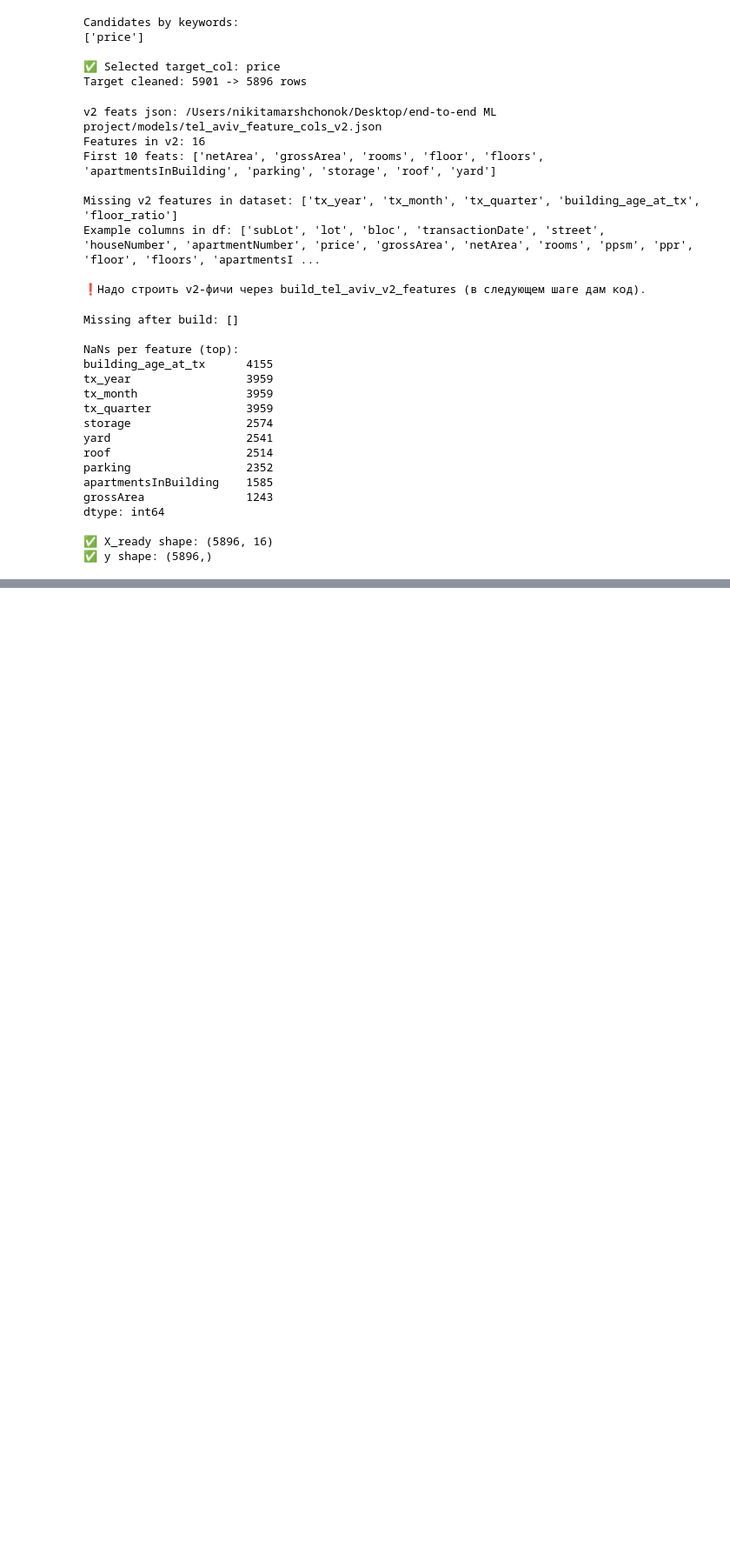
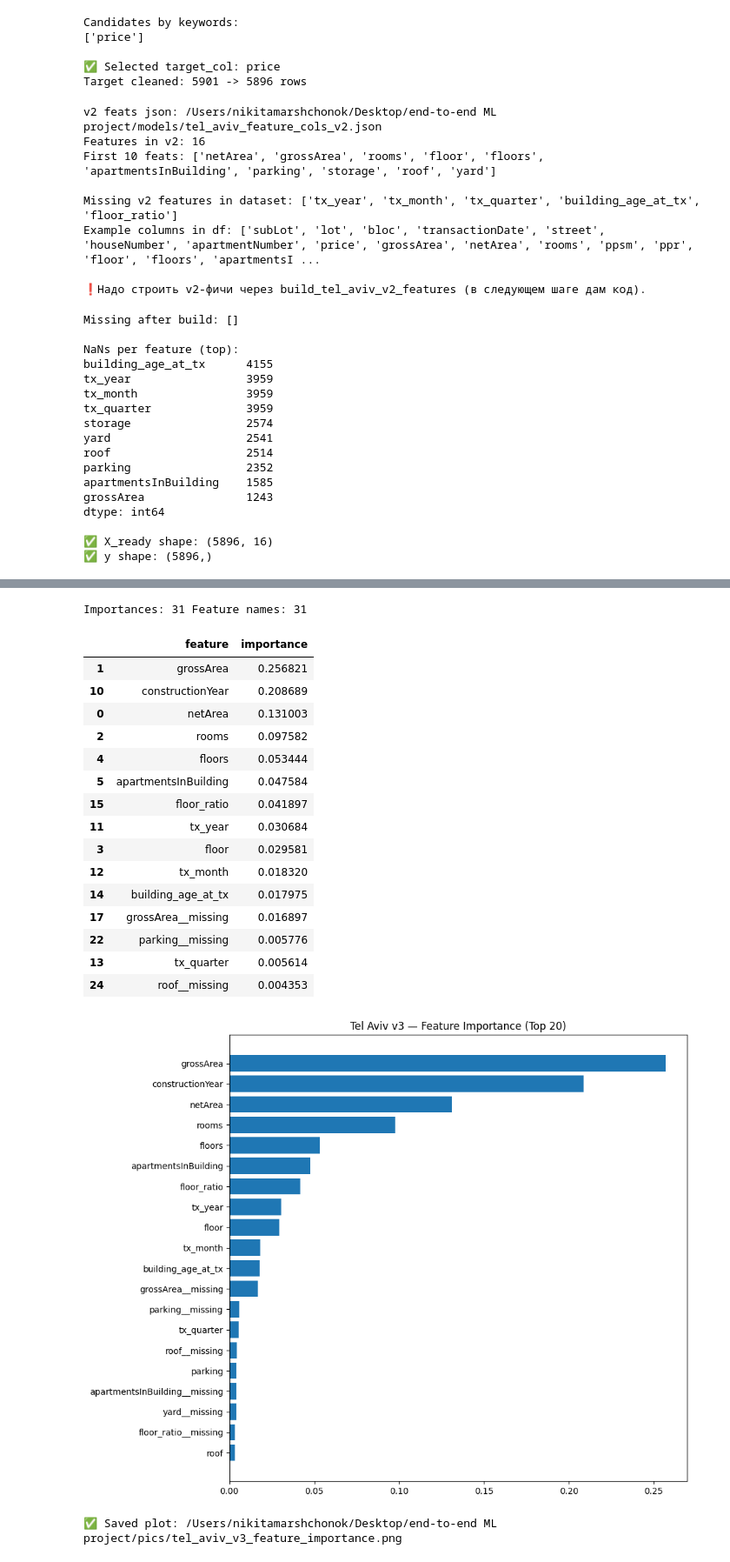
Before and after one commit to NikitaMarshchonok/end-to-end-ML-project, a Jupyter notebook: notebooks/tel_aviv_v3_tuning.ipynb, the cells around one changed output, grey strips where cells are left out. Shown at 87% size. Cells and saved outputs as stored; diff of their text form; code cells hidden in the pictures; blank space fills up the shorter version.

Commit message:
jupyter notebook tel_aviv_v3.2_tunning

```diff
--- a/notebooks/tel_aviv_v3_tuning.ipynb
+++ b/notebooks/tel_aviv_v3_tuning.ipynb
@@ -260,0 +458,19 @@ TypeError: got an unexpected keyword argument 'squared'
+# %%
+from sklearn.metrics import mean_absolute_error, mean_squared_error, r2_score
+import numpy as np
+
+pred_log_31 = best_model_31.predict(X_test_raw)
+pred_31 = np.expm1(pred_log_31)
+
+mae_31 = mean_absolute_error(y_raw_test, pred_31)
+rmse_31 = np.sqrt(mean_squared_error(y_raw_test, pred_31))
+r2_31 = r2_score(y_raw_test, pred_31)
+
+print("\n✅ v3.1 TEST metrics")
+print(f"MAE : {mae_31:,.0f} NIS")
+print(f"RMSE: {rmse_31:,.0f} NIS")
+print(f"R2  : {r2_31:.4f}")
+
+print("\n📌 Comparison vs v2 (holdout)")
+print(f"v2 MAE : {mae_v2:,.0f} NIS")
+print(f"ΔMAE   : {(mae_v2 - mae_31):,.0f} NIS  (positive = v3.1 better)")
@@ -260,0 +577,61 @@ TypeError: got an unexpected keyword argument 'squared'
+# %%
+import numpy as np
+import pandas as pd
+import matplotlib.pyplot as plt
+
+# достаём имена фичей после имьютера (оригинальные + индикаторы)
+imputer = best_model_31.named_steps["imputer"]
+rf = best_model_31.named_steps["rf"]
+
+# sklearn обычно даёт indicator_.features_ (индексы колонок, где были NaN)
+orig = feat_cols
+ind = []
+if hasattr(imputer, "indicator_") and hasattr(imputer.indicator_, "features_"):
+    for idx in imputer.indicator_.features_:
+        ind.append(f"{orig[int(idx)]}__missing")
+
+all_feature_names = orig + ind
+
+importances = rf.feature_importances_
+print("Importances:", len(importances), "Feature names:", len(all_feature_names))
+
+# если вдруг длины не совпали — покажем и всё равно построим по min
+n = min(len(importances), len(all_feature_names))
+imp = pd.DataFrame({
+    "feature": all_feature_names[:n],
+    "importance": importances[:n]
+}).sort_values("importance", ascending=False)
+
+display(imp.head(15))
+
+plt.figure(figsize=(10, 8))
+top = imp.head(20).iloc[::-1]
+plt.barh(top["feature"], top["importance"])
+plt.title("Tel Aviv v3 — Feature Importance (Top 20)")
+plt.tight_layout()
+
+out_path = PICS_DIR / "tel_aviv_v3_feature_importance.png"
+plt.savefig(out_path, dpi=200)
+plt.show()
+
+print("✅ Saved plot:", out_path)
+# %% [output]
+Importances: 31 Feature names: 31
+|  | feature | importance |
+| 1 | grossArea | 0.256821 |
+| 10 | constructionYear | 0.208689 |
+| 0 | netArea | 0.131003 |
+| 2 | rooms | 0.097582 |
+| 4 | floors | 0.053444 |
+| 5 | apartmentsInBuilding | 0.047584 |
+| 15 | floor_ratio | 0.041897 |
+| 11 | tx_year | 0.030684 |
+| 3 | floor | 0.029581 |
+| 12 | tx_month | 0.018320 |
+| 14 | building_age_at_tx | 0.017975 |
+| 17 | grossArea__missing | 0.016897 |
+| 22 | parking__missing | 0.005776 |
+| 13 | tx_quarter | 0.005614 |
+| 24 | roof__missing | 0.004353 |
+[figure, added]
+✅ Saved plot: /Users/nikitamarshchonok/Desktop/end-to-end ML project/pics/tel_aviv_v3_feature_importance.png
```
Also changed, not shown: parts of 11 cells of this notebook.
